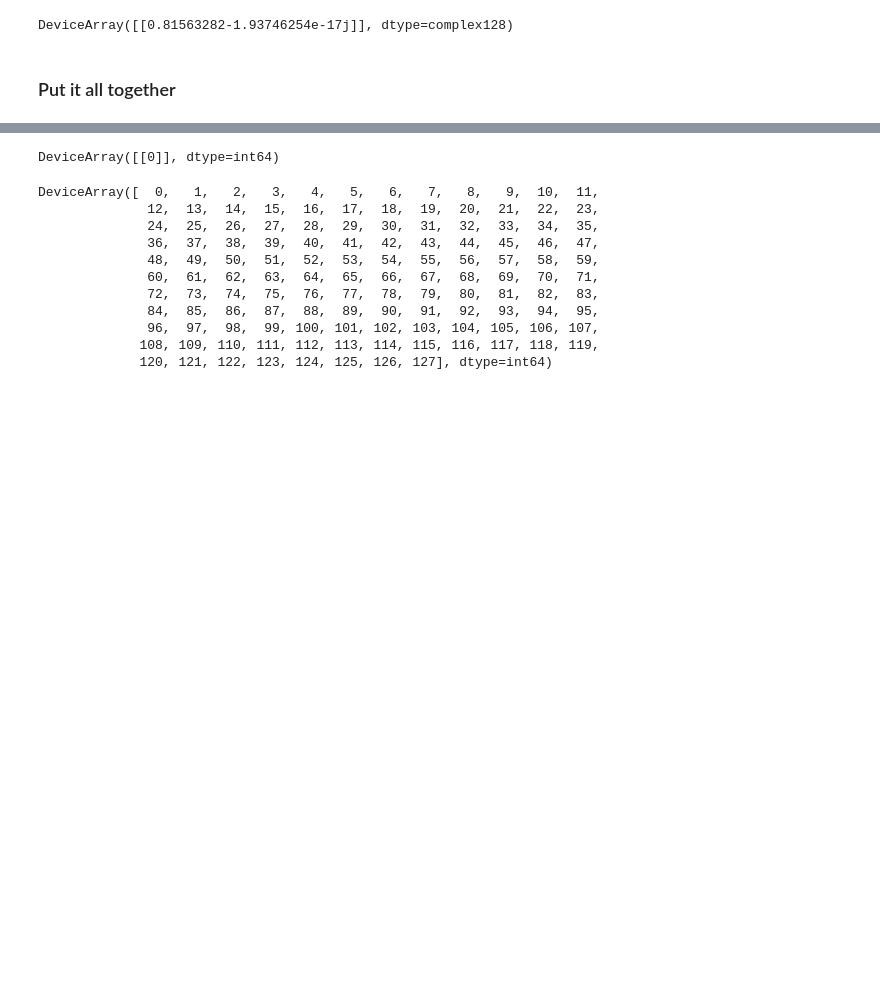
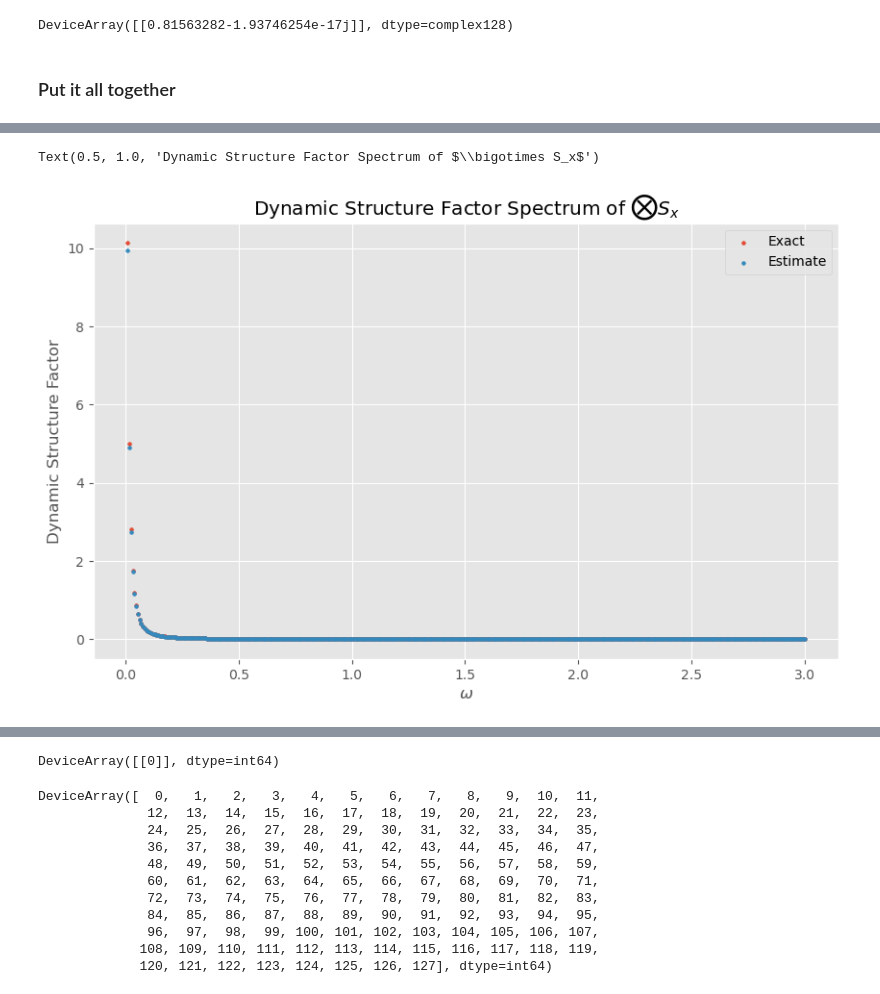
Before and after one commit to panmx-phys/MLPhys, a Jupyter notebook: PSA/Structure/playground.ipynb, the cells around one changed output, grey strips where cells are left out. Cells and saved outputs as stored; diff of their text form; code cells hidden in the pictures; blank space fills up the shorter version.

```diff
--- a/PSA/Structure/playground.ipynb
+++ b/PSA/Structure/playground.ipynb
@@ -304,15 +379,34 @@ exactEnergies = jnp.linalg.eig(H)[0]
 exactStates = jnp.linalg.eig(H)[1]
 
 estEnergies = [state.T.conjugate() @ H @ state for state in mStates]
-estStates = mStates
+estStates = mStates[:,:,0]
 
 exactZ =jnp.trace(expm(- beta * H))
 estZ = jnp.exp(-loss)
 
-allSx = sigma_x.copy()
+allSy = sigma_y.copy()
 for i in range(N-1):
-    allSx = jnp.kron(allSx,sigma_x)
+    allSy = jnp.kron(allSy,sigma_y)
 
-exactSF = [strFactor(exactEnergies,exactStates,omega,exactZ,allSx) for omega in uniqueEDeltas]
+allSy = np.random.rand(2**N,2**N)
+
+
+
+omegaList = jnp.linspace(0.01,3,num=400)
+exactSF = [strFactor(exactEnergies,exactStates,omega,exactZ,allSx) for omega in omegaList]
 # %%
-estSF = [strFactor(estEnergies,estStates,omega,estZ,allSx) for omega in uniqueEDeltas]
+estSF = [strFactor(estEnergies,estStates.T,omega,estZ,allSx) for omega in omegaList]
+# %%
+import matplotlib.pyplot as plt
+plt.style.use('ggplot')
+plt.figure(figsize=(10, 6), dpi=100)
+
+plt.scatter(omegaList,exactSF,s=7, label = 'Exact')
+plt.scatter(omegaList,estSF,s=7, label = 'Estimate')
+plt.xlabel(r'$\omega$')
+plt.ylabel("Dynamic Structure Factor")
+plt.legend()
+plt.title(r"Dynamic Structure Factor Spectrum of $\bigotimes S_x$")
+# %% [output]
+Text(0.5, 1.0, 'Dynamic Structure Factor Spectrum of $\\bigotimes S_x$')
+[figure, added]
```
Also changed, not shown: parts of 16 cells of this notebook, 6 other files.
